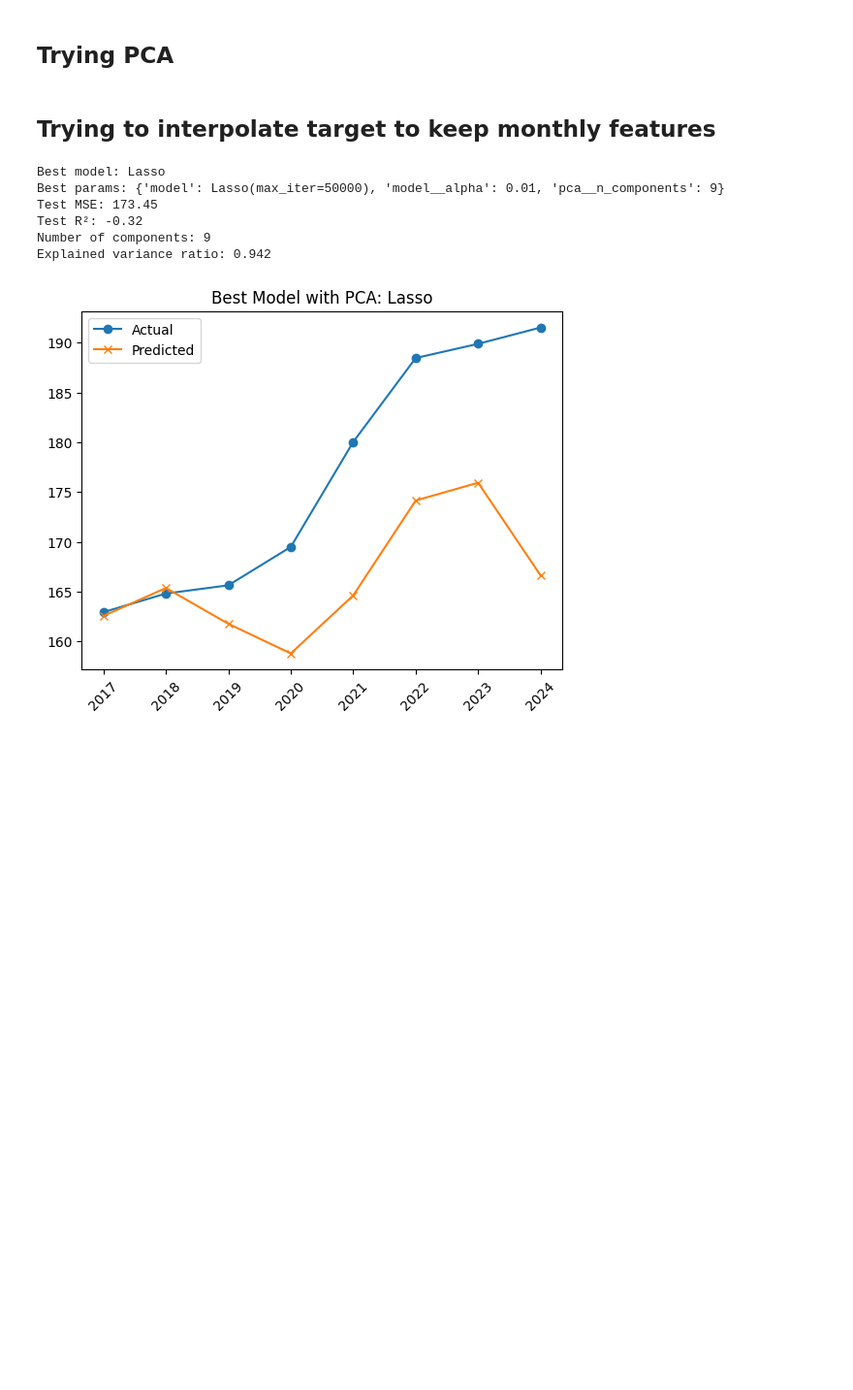
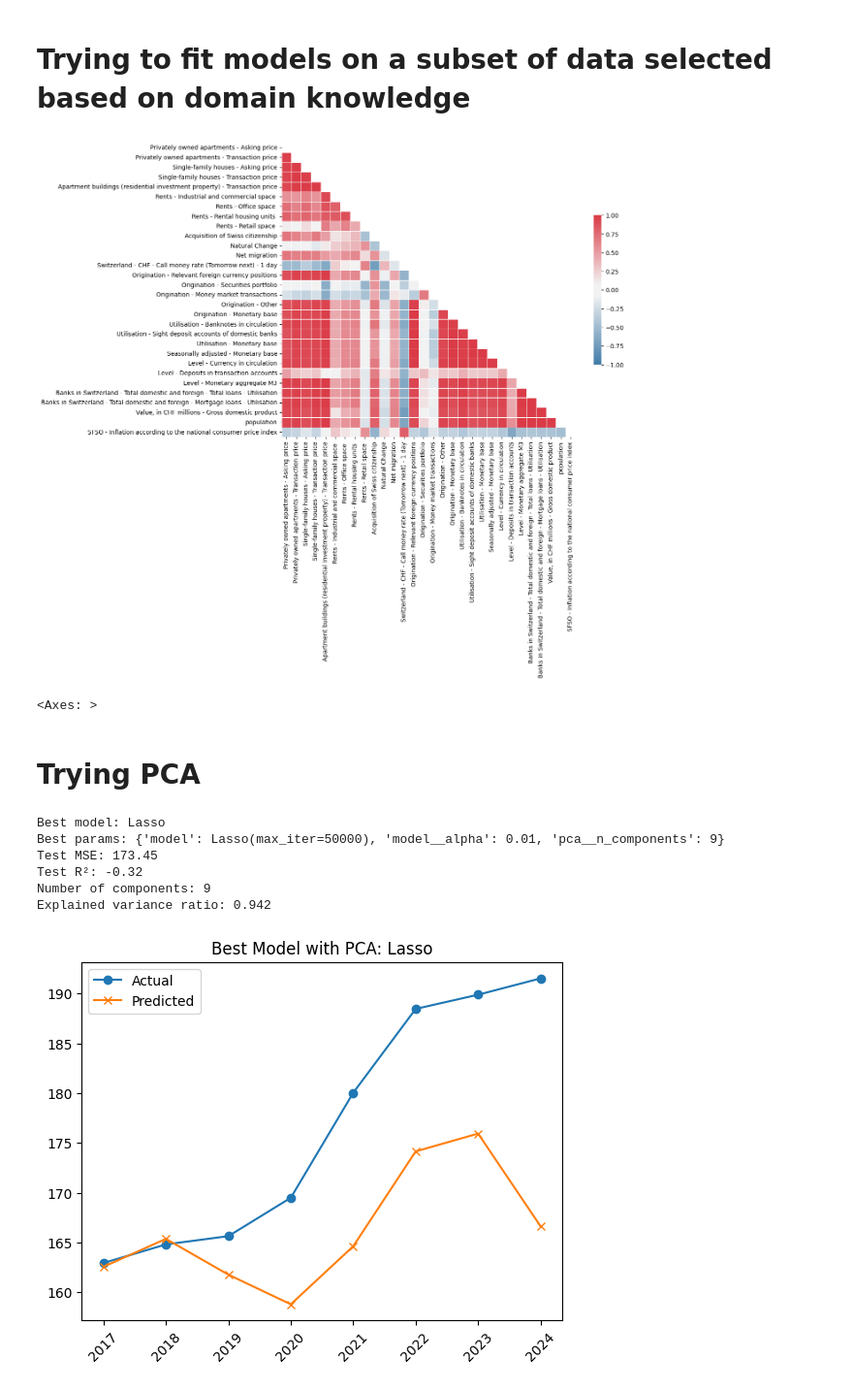
Before and after one commit to TylerKleinbauer/Personal-Projects, a Jupyter notebook: predicting_housing_market_prices/modeling_experimentation.ipynb, the cells around one changed output. Shown at 97% size. Cells and saved outputs as stored; diff of their text form; code cells hidden in the pictures; blank space fills up the shorter version.

```diff
--- a/predicting_housing_market_prices/modeling_experimentation.ipynb
+++ b/predicting_housing_market_prices/modeling_experimentation.ipynb
@@ -1,7 +1,27 @@
+# %% [markdown]
+# Trying to fit models on a subset of data selected based on domain knowledge
+# %%
+import pandas as pd
+
+from data_ingestion import *
+
+pd.set_option('display.max_rows', None)  # Show all rows
+pd.set_option('display.max_columns', None)  # Show all columns
+pd.set_option('display.width', None)  # Auto-detect display width
+pd.set_option('display.max_colwidth', None)  # Show full content of each column
+
+# Get merged dataframe with all variables
+merged_data_df = get_and_merge_all_data()
+filtered_df = filter_df(merged_data_df)
+# %%
+from visualization_function import plot_correlation_heatmap
+
+plot_correlation_heatmap(filtered_df, annot=False)
+# %% [output]
+[figure, added]
+<Axes: >
 # %% [markdown]
-## Trying PCA
+# Trying PCA
-# %% [markdown]
-## Trying to interpolate target to keep monthly features
 # %%
 from data_ingestion import *
 from preprocessing_engineering_selection import *
```
Also changed, not shown: parts of 4 cells of this notebook, 5 other files.
